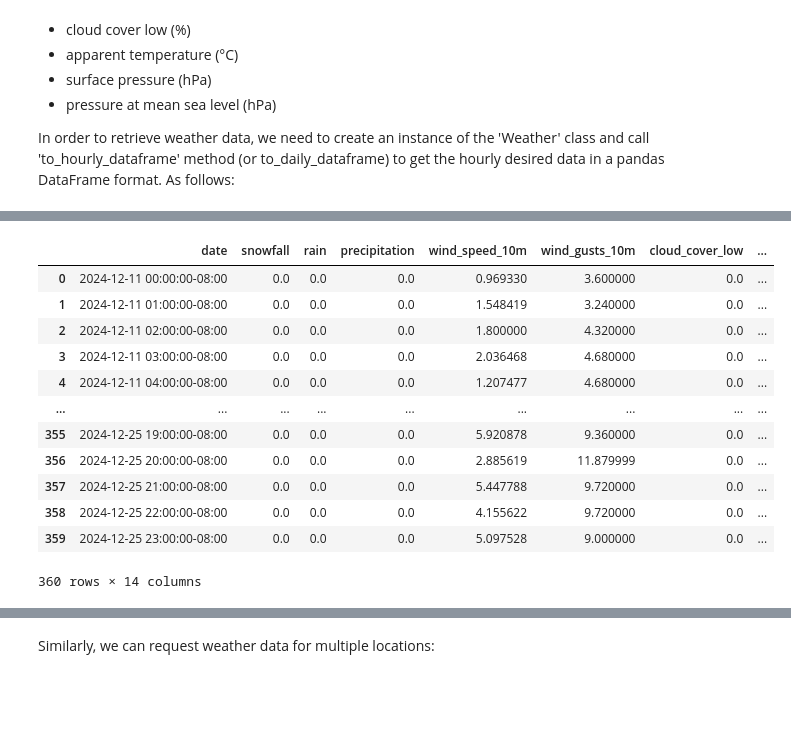
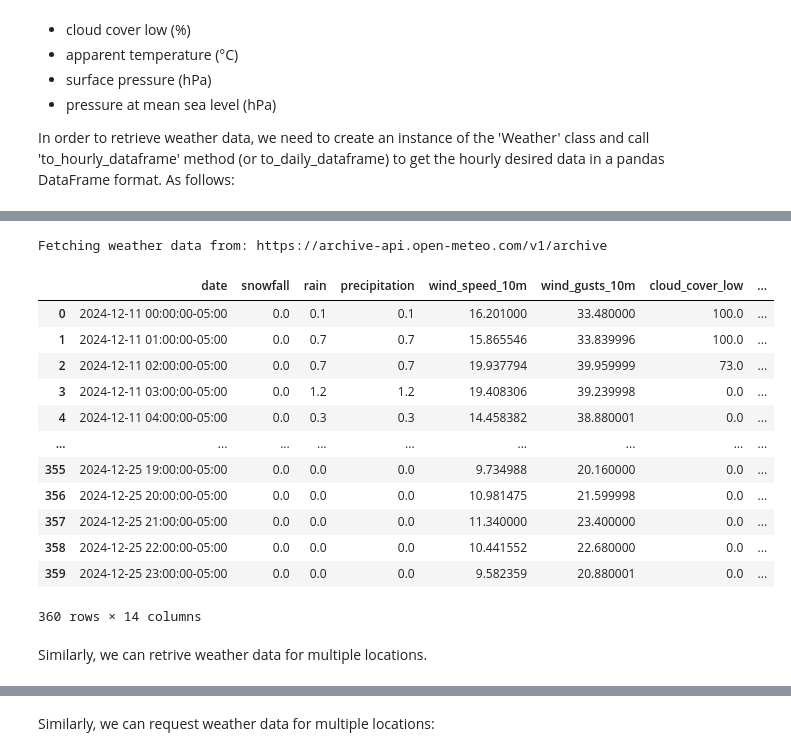
Before and after one commit to rashdul/flight-delay-prediction, a Jupyter notebook: notebooks/02_data_needed_discovery.ipynb, the cells around one changed output, grey strips where cells are left out. Saved outputs shown, nothing was run; the diff lists cells and outputs as text; code cells hidden in the pictures; blank space fills up the shorter version.

```diff
--- a/notebooks/02_data_needed_discovery.ipynb
+++ b/notebooks/02_data_needed_discovery.ipynb
@@ -102,28 +41,33 @@ data
 # %%
 api_caller_weather = OpenMeteoAPICaller()
 weather_data = Weather(
     api_caller=api_caller_weather,
     airport_code="KJFK",
     start_date="2024-12-11",
     end_date="2024-12-25",
     code_type="ICAO",
 )
+pd.reset_option('display.max_columns')
+pd.reset_option('display.max_rows')
 weather_df = weather_data.to_hourly_dataframe()
 weather_df
 # %% [output]
+Fetching weather data from: https://archive-api.open-meteo.com/v1/archive
 |  | date | snowfall | rain | precipitation | wind_speed_10m | wind_gusts_10m | cloud_cover_low | ... |
-| 0 | 2024-12-11 00:00:00-08:00 | 0.0 | 0.0 | 0.0 | 0.969330 | 3.600000 | 0.0 | ... |
-| 1 | 2024-12-11 01:00:00-08:00 | 0.0 | 0.0 | 0.0 | 1.548419 | 3.240000 | 0.0 | ... |
-| 2 | 2024-12-11 02:00:00-08:00 | 0.0 | 0.0 | 0.0 | 1.800000 | 4.320000 | 0.0 | ... |
-| 3 | 2024-12-11 03:00:00-08:00 | 0.0 | 0.0 | 0.0 | 2.036468 | 4.680000 | 0.0 | ... |
-| 4 | 2024-12-11 04:00:00-08:00 | 0.0 | 0.0 | 0.0 | 1.207477 | 4.680000 | 0.0 | ... |
+| 0 | 2024-12-11 00:00:00-05:00 | 0.0 | 0.1 | 0.1 | 16.201000 | 33.480000 | 100.0 | ... |
+| 1 | 2024-12-11 01:00:00-05:00 | 0.0 | 0.7 | 0.7 | 15.865546 | 33.839996 | 100.0 | ... |
+| 2 | 2024-12-11 02:00:00-05:00 | 0.0 | 0.7 | 0.7 | 19.937794 | 39.959999 | 73.0 | ... |
+| 3 | 2024-12-11 03:00:00-05:00 | 0.0 | 1.2 | 1.2 | 19.408306 | 39.239998 | 0.0 | ... |
+| 4 | 2024-12-11 04:00:00-05:00 | 0.0 | 0.3 | 0.3 | 14.458382 | 38.880001 | 0.0 | ... |
 | ... | ... | ... | ... | ... | ... | ... | ... | ... |
-| 355 | 2024-12-25 19:00:00-08:00 | 0.0 | 0.0 | 0.0 | 5.920878 | 9.360000 | 0.0 | ... |
-| 356 | 2024-12-25 20:00:00-08:00 | 0.0 | 0.0 | 0.0 | 2.885619 | 11.879999 | 0.0 | ... |
-| 357 | 2024-12-25 21:00:00-08:00 | 0.0 | 0.0 | 0.0 | 5.447788 | 9.720000 | 0.0 | ... |
-| 358 | 2024-12-25 22:00:00-08:00 | 0.0 | 0.0 | 0.0 | 4.155622 | 9.720000 | 0.0 | ... |
-| 359 | 2024-12-25 23:00:00-08:00 | 0.0 | 0.0 | 0.0 | 5.097528 | 9.000000 | 0.0 | ... |
+| 355 | 2024-12-25 19:00:00-05:00 | 0.0 | 0.0 | 0.0 | 9.734988 | 20.160000 | 0.0 | ... |
+| 356 | 2024-12-25 20:00:00-05:00 | 0.0 | 0.0 | 0.0 | 10.981475 | 21.599998 | 0.0 | ... |
+| 357 | 2024-12-25 21:00:00-05:00 | 0.0 | 0.0 | 0.0 | 11.340000 | 23.400000 | 0.0 | ... |
+| 358 | 2024-12-25 22:00:00-05:00 | 0.0 | 0.0 | 0.0 | 10.441552 | 22.680000 | 0.0 | ... |
+| 359 | 2024-12-25 23:00:00-05:00 | 0.0 | 0.0 | 0.0 | 9.582359 | 20.880001 | 0.0 | ... |
-360 rows × 14 columns
+360 rows × 14 columns
+# %% [markdown]
+Similarly, we can retrive weather data for multiple locations.
 # %%
 airports = ["JFK", "LAX", "LHR", "CDG", "HND", "DXB", "SIN", "SYD", "FRA", "AMS"]
 api_caller_weather = OpenMeteoAPICaller()
```
Also changed, not shown: parts of 29 cells of this notebook, 5 other files.
